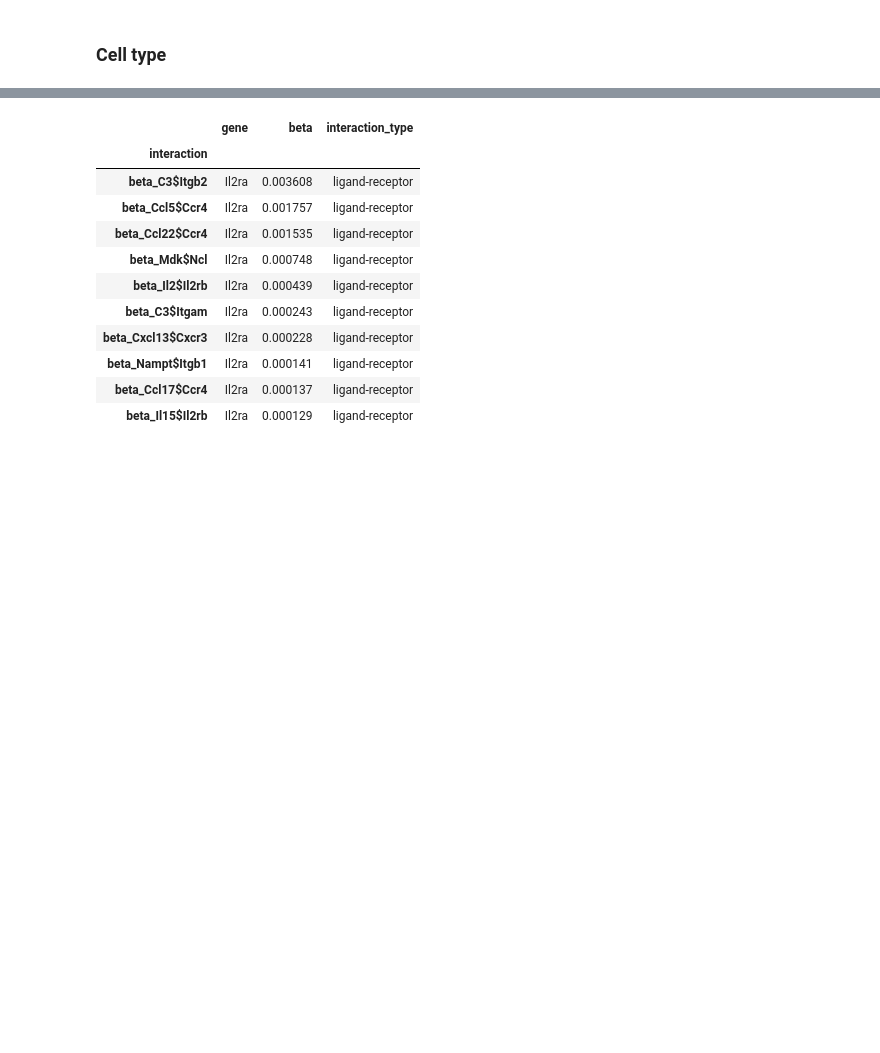
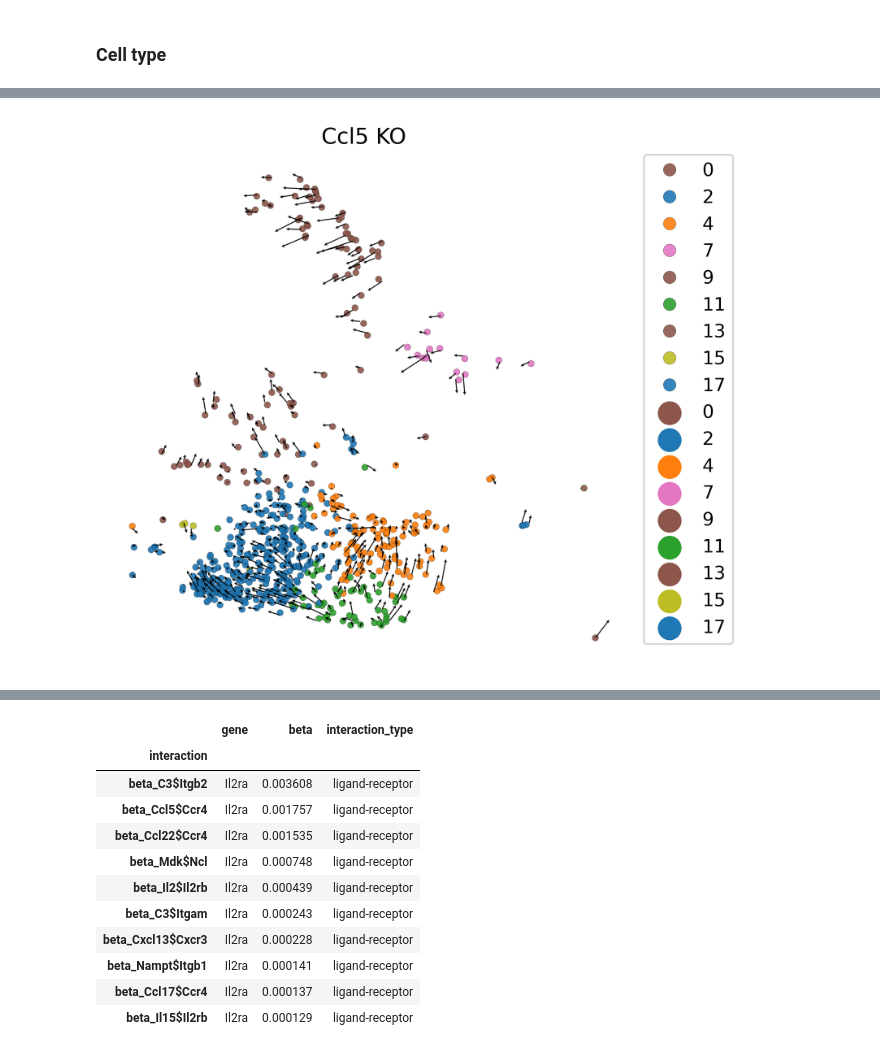
Before and after one commit to jishnu-lab/SpaceTravLR, a Jupyter notebook: notebooks/mouse_lymphnode_slideseq/04_communication.ipynb, the cells around one changed output, grey strips where cells are left out. Saved outputs shown, nothing was run; the diff lists cells and outputs as text; code cells hidden in the pictures; blank space fills up the shorter version.

```diff
--- a/notebooks/mouse_lymphnode_slideseq/04_communication.ipynb
+++ b/notebooks/mouse_lymphnode_slideseq/04_communication.ipynb
@@ -13,8 +16,8 @@ import matplotlib.pyplot as plt
 import os, sys
 sys.path.append('../../src')
 # %%
-# adata = sc.read_h5ad('/Users/koush/Desktop/training_data/slideseq_mouse_lymphnode.h5ad')
-adata = sc.read_h5ad('/ix/djishnu/shared/djishnu_kor11/training_data_2025/slideseq_mouse_lymphnode.h5ad')
+adata = sc.read_h5ad('/Users/koush/Desktop/training_data/slideseq_mouse_lymphnode.h5ad')
+# adata = sc.read_h5ad('/ix/djishnu/shared/djishnu_kor11/training_data_2025/slideseq_mouse_lymphnode.h5ad')
 adata
 # %% [output]
 AnnData object with n_obs × n_vars = 22227 × 3128
@@ -26,7 +29,7 @@ AnnData object with n_obs × n_vars = 22227 × 3128
 extra = pd.read_csv('banksy_cluster.csv', index_col=0)
 adata.obs = adata.obs.join(extra.banksy_cluster)
 adata.obs['banksy_cluster'] = adata.obs['banksy_cluster'].astype('category')
-# adata.obsm['X_umap'] = extra[['0', '1']].values
+adata.obsm['X_umap'] = extra[['0', '1']].values
 # %%
 from spaceoracle.gene_factory import GeneFactory
 
@@ -75,0 +76,39 @@ for ct in adata.obs.cell_type.unique():
+# %%
+import matplotlib.pyplot as plt
+import random
+cluster_colors = {i: plt.cm.tab10(random.random()) for i in [0, 2, 4, 7, 9, 11, 13, 15, 17, 20, 22]}
+color_dict = {
+    'B': '#9e18f1',
+    'Resting T': '#a5b146',
+    'Tfh': '#1032ee',
+    'CD8+ T': '#9a6834',
+    'Treg': '#5db852',
+    'Th2': '#cd4263',
+    'DC': '#5d6cb1',
+}
+chart = Cartography(adata[adata.obs.cell_type.isin(['Th2'])], cluster_colors)
+# %%
+kotarget = 'Ccl5'
+perturbed_df = pd.read_parquet(f'/Volumes/SSD/genome_screens/slideseq_mouse_lymphnode/{kotarget}_4n_0x.parquet')
+# perturbed_df[kotarget] = adata.to_df(layer='imputed_count')[kotarget]
+
+ax = chart.plot_umap_quiver(
+    perturb_target=kotarget,
+    grid_scale=2.5,
+    vector_scale=0.8,
+    figsize=(5, 5),
+    n_neighbors=100,
+    hue='banksy_cluster',
+    alpha=0.9,
+    remove_null=True,
+    scatter_size=12,
+    perturbed_df=perturbed_df,
+    # betadata_path='/Volumes/SSD/genome_screens/slideseq_mouse_lymphnode',
+    legend_on_loc=False,
+    rescale=1e12
+)
+plt.title(f'{kotarget} KO')
+plt.legend(bbox_to_anchor=(1.05, 1), loc='upper left', borderaxespad=0., markerscale=2)
+plt.show()
+# %% [output]
+[figure, added]
```
Also changed, not shown: parts of 7 cells of this notebook, 13 other files.
